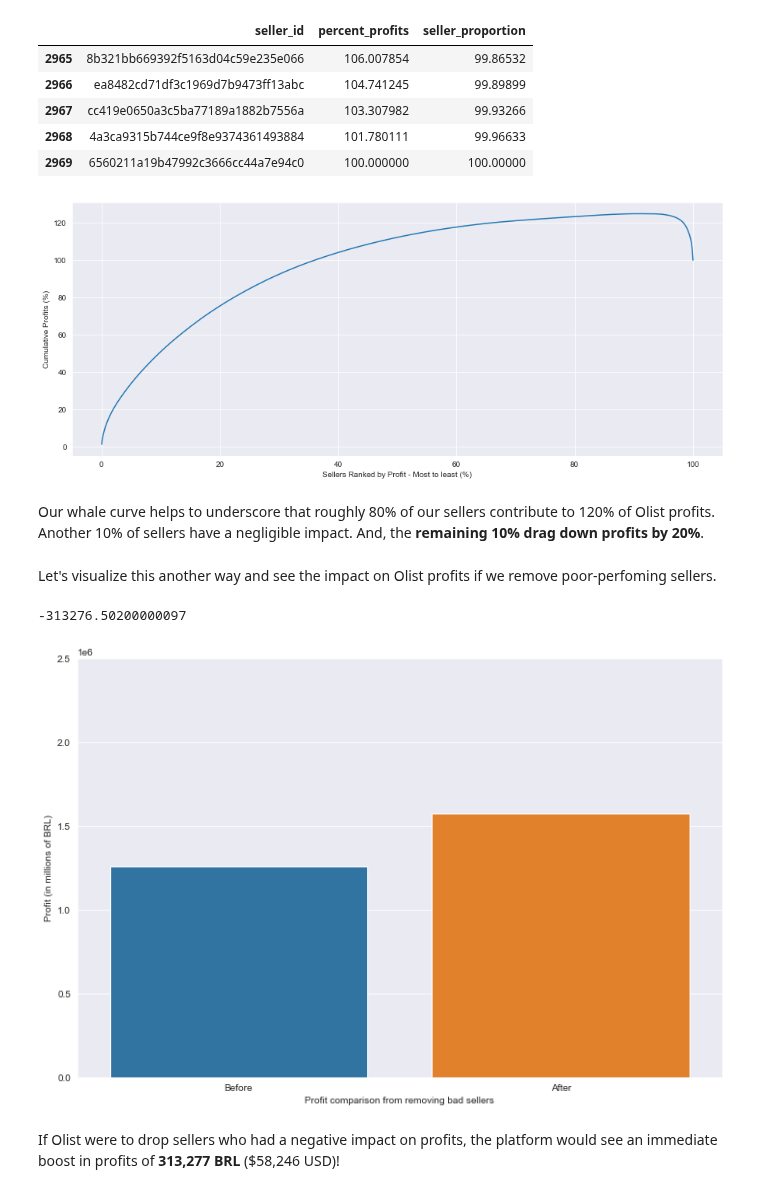
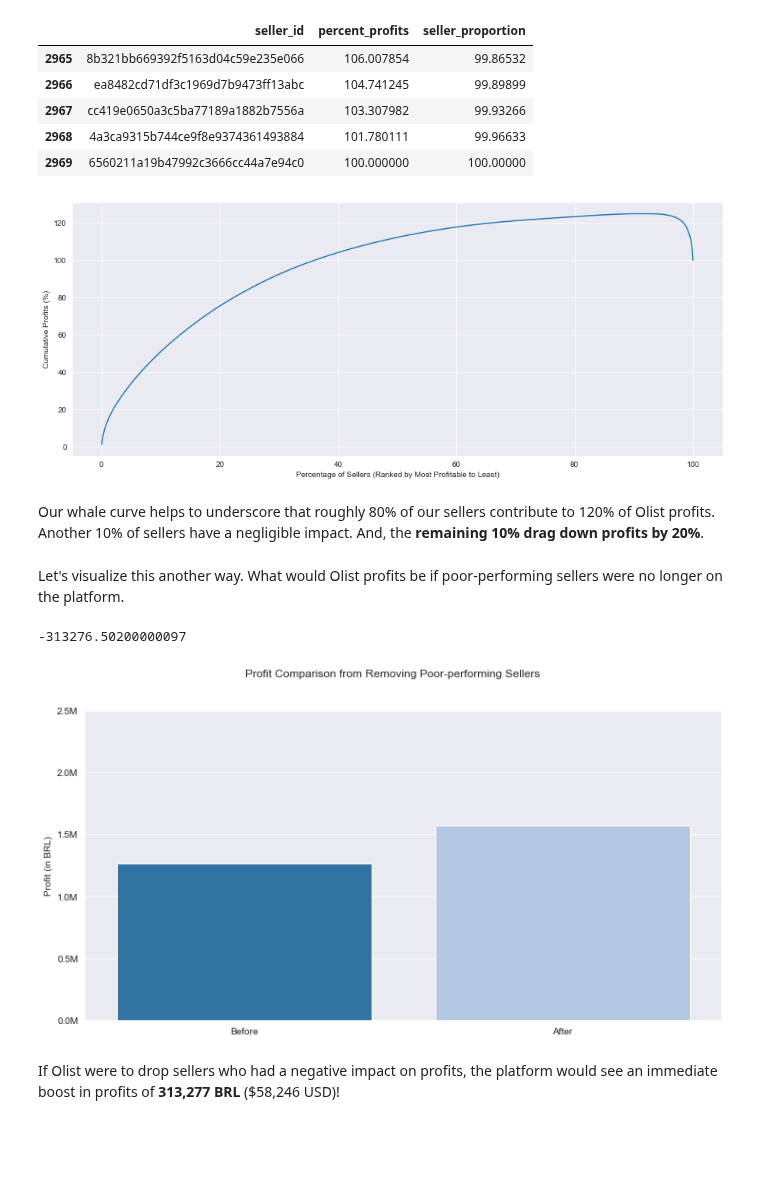
Before and after one commit to phlln/olist-analysis, a Jupyter notebook: notebooks/ceo_request-Phil-UPDATED.ipynb, the cells around one changed output. Drawn from its saved outputs; the diff is of its cells as text; code cells hidden in the pictures; blank space fills up the shorter version.

Commit message:
revised bar charts on CEO analysis

```diff
--- a/notebooks/ceo_request-Phil-UPDATED.ipynb
+++ b/notebooks/ceo_request-Phil-UPDATED.ipynb
@@ -270,12 +268,12 @@ whale_df.tail()
 # Build our whale curve
 plt.figure(figsize=(15,6))
 sns.lineplot(data=sellers, x='seller_proportion', y='percent_profits')
-plt.xlabel('Sellers Ranked by Profit - Most to least (%)')
+plt.xlabel('Percentage of Sellers (Ranked by Most Profitable to Least)')
 plt.ylabel('Cumulative Profits (%)');
 # %% [output]
-[figure, old version]
+[figure, new version]
 # %% [markdown]
 Our whale curve helps to underscore that roughly 80% of our sellers contribute to 120% of Olist profits. Another 10% of sellers have a negligible impact. And, the **remaining 10% drag down profits by 20%**.
 # %% [markdown]
-Let's visualize this another way and see the impact on Olist profits if we remove poor-perfoming sellers.
+Let's visualize this another way. What would Olist profits be if poor-performing sellers were no longer on the platform.
 # %%
@@ -285,17 +283,21 @@ neg_profits.iloc[-1]
 # %% [output]
 -313276.50200000097
 # %%
-# Bar chart showing profit comparison after removal of poor sellers
+# Bar chart showing profit comparison after removal of poor-performing sellers
 
-plt.figure(figsize=(12,8))
+fig = plt.figure(figsize=(12,6))
 x_values = ['Before', 'After']
 y_values = [sellers.cumulative_profits.iloc[-1], sellers.cumulative_profits.iloc[-1] - neg_profits.iloc[-1]]
-sns.barplot(data=sellers, x=x_values, y=y_values)
-plt.ylabel('Profit (in millions of BRL)')
+ax = sns.barplot(data=sellers, x=x_values, y=y_values, palette='tab20')
+
+plt.ylabel('Profit (in BRL)')
 plt.ylim(0, 2500000)
-plt.xlabel('Profit comparison from removing bad sellers');
+plt.suptitle('Profit Comparison from Removing Poor-performing Sellers', fontsize=12)
+ax.set_yticks(ax.get_yticks())
+yticklabels=['{:3.1f}'.format(y) + 'M' for y in ax.get_yticks()/1000000]
+ax.set_yticklabels(yticklabels);
 # %% [output]
-[figure, old version]
+[figure, new version]
 # %% [markdown]
 If Olist were to drop sellers who had a negative impact on profits, the platform would see an immediate boost in profits of **313,277 BRL** ($58,246 USD)!
 # %% [markdown]
```
Also changed, not shown: parts of 59 cells of this notebook, 1 other file.
